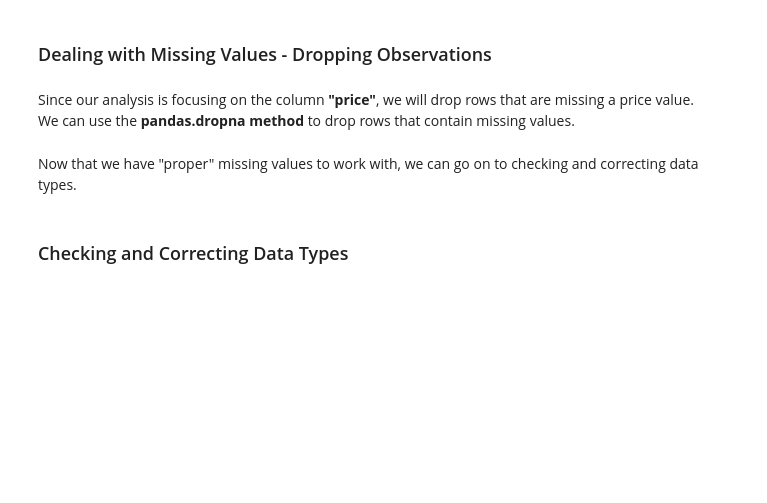
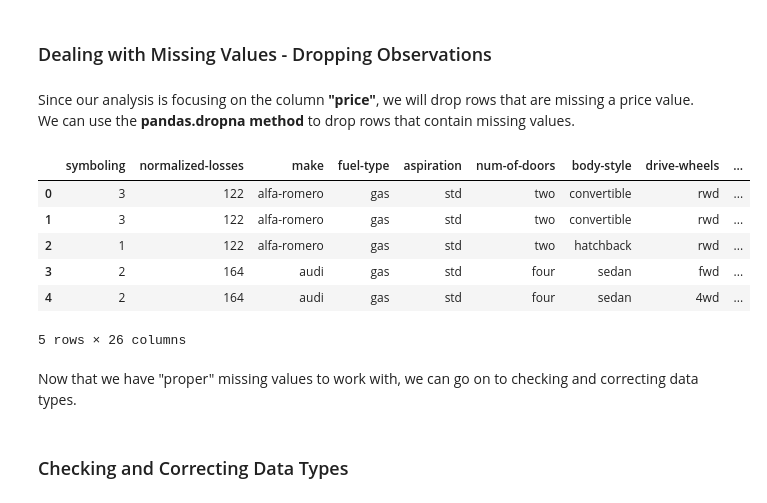
Before and after one commit to troynguyen/sky-limit-theory, a Jupyter notebook: Data_Science_Python_Notebook.ipynb, the cells around one changed output. Saved outputs shown, nothing was run; the diff lists cells and outputs as text; code cells hidden in the pictures; blank space fills up the shorter version.

```diff
--- a/Data_Science_Python_Notebook.ipynb
+++ b/Data_Science_Python_Notebook.ipynb
@@ -167,0 +179,5 @@ Once we have the average stored in a variable, we can replace every missing valu
+# %%
+#stroke
+avg_stroke = df["stroke"].astype("float").mean(axis=0)
+print("Average of stroke:", avg_stroke)
+df["stroke"].replace(np.nan, avg_stroke, inplace=True)
@@ -167,0 +186,5 @@ Once we have the average stored in a variable, we can replace every missing valu
+# %%
+#horsepower
+avg_horsepower = df["horsepower"].astype("float").mean(axis=0)
+print("Average of horsepower:", avg_horsepower)
+df["horsepower"].replace(np.nan, avg_horsepower, inplace=True)
@@ -167,0 +193,5 @@ Once we have the average stored in a variable, we can replace every missing valu
+# %%
+#peak-rpm
+avg_peak_rpm = df["peak-rpm"].astype("float").mean(axis=0)
+print("Average of peak-rpm:", avg_peak_rpm)
+df["peak-rpm"].replace(np.nan, avg_peak_rpm, inplace=True)
@@ -172,0 +206,4 @@ mean.
+# %%
+mode_doors=df['num-of-doors'].value_counts().idxmax()         # create variable to hold the most common value
+print(mode_doors)                                             # print the common value
+df["num-of-doors"].replace(np.nan, mode_doors, inplace=True)  # replace the missing values with the most common value
@@ -176,7 +215,17 @@ mean.
 Since our analysis is focusing on the column **"price"**, we will drop rows that are missing a price value.
 We can use the **pandas.dropna method** to drop rows that contain missing values.
 # %%
-#df.dropna(subset=["price"], axis=0, inplace=True) # axis=0 specifies rows, inplace=True modifies the dataset
+df.dropna(subset=["price"], axis=0, inplace=True)  # axis=0 specifies rows, inplace=True modifies the dataset
+df.reset_index(drop=True, inplace=True)            # we reset the index since we dropped rows of data
+df.head()                                          # reprint the dataset to check what we have done
+# %% [output]
+|  | symboling | normalized-losses | make | fuel-type | aspiration | num-of-doors | body-style | drive-wheels | ... |
+| 0 | 3 | 122 | alfa-romero | gas | std | two | convertible | rwd | ... |
+| 1 | 3 | 122 | alfa-romero | gas | std | two | convertible | rwd | ... |
+| 2 | 1 | 122 | alfa-romero | gas | std | two | hatchback | rwd | ... |
+| 3 | 2 | 164 | audi | gas | std | four | sedan | fwd | ... |
+| 4 | 2 | 164 | audi | gas | std | four | sedan | 4wd | ... |
+5 rows × 26 columns
 # %% [markdown]
 Now that we have "proper" missing values to work with, we can go on to checking and correcting data types.
 # %% [markdown]
```
Also changed, not shown: parts of 16 cells of this notebook.
